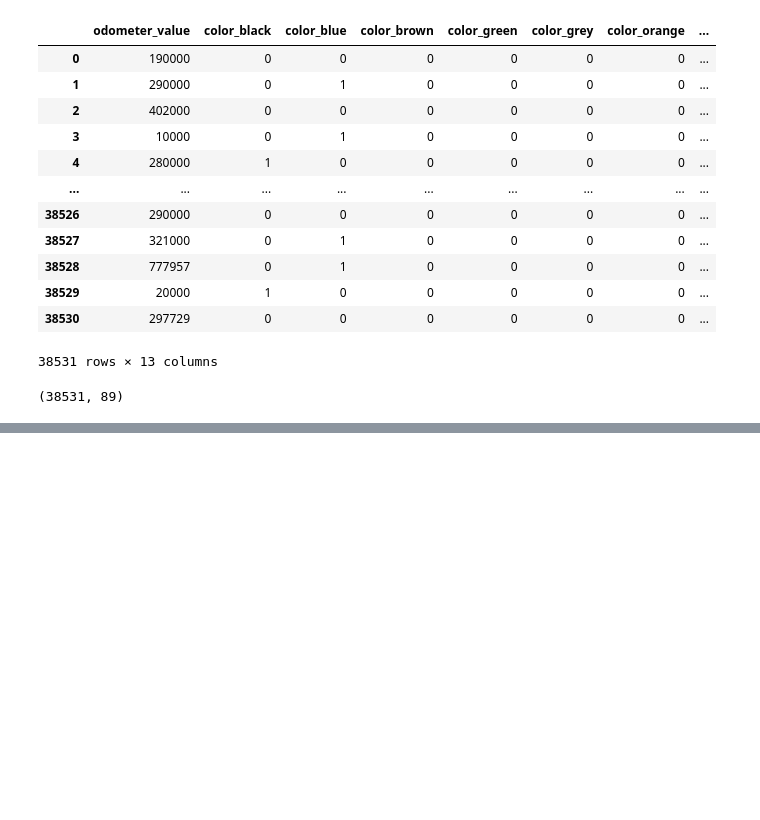
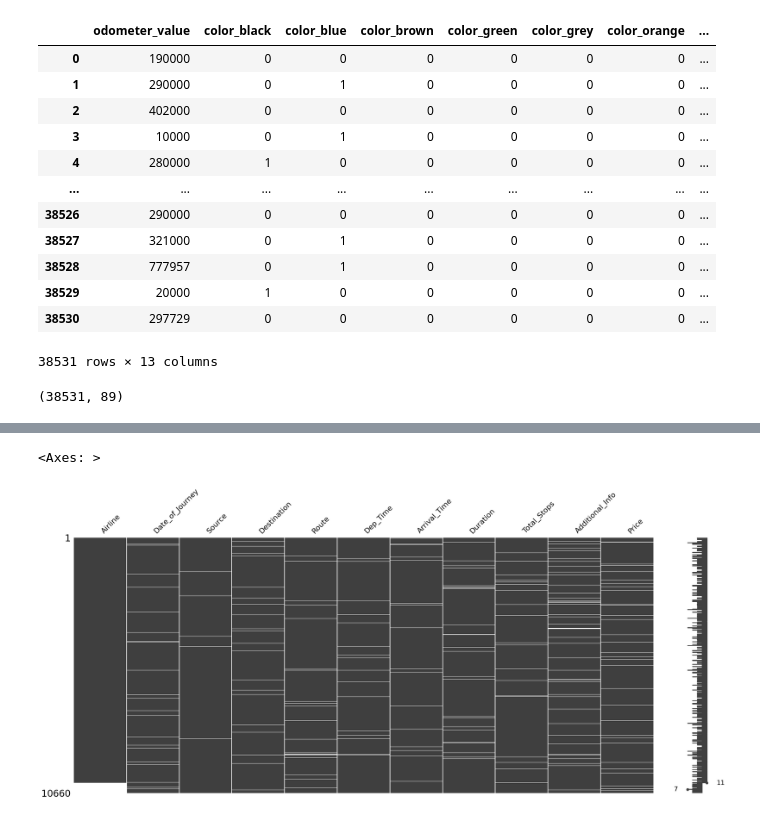
Before and after one commit to nafis-git/data_science_path, a Jupyter notebook: notebook/Explatory_Data__Analysis.ipynb, the cells around one changed output, grey strips where cells are left out. Drawn from its saved outputs; the diff is of its cells as text; code cells hidden in the pictures; blank space fills up the shorter version.

```diff
--- a/notebook/Explatory_Data__Analysis.ipynb
+++ b/notebook/Explatory_Data__Analysis.ipynb
@@ -1842,0 +1871,6 @@ print(used_cars_simple.shape)
+# %%
+sorted_planes = planes.sort_values(by = 'Airline')
+msno.matrix(sorted_planes)
+# %% [output]
+<Axes: >
+[figure, added]
```
Also changed, not shown: parts of 30 cells of this notebook.
